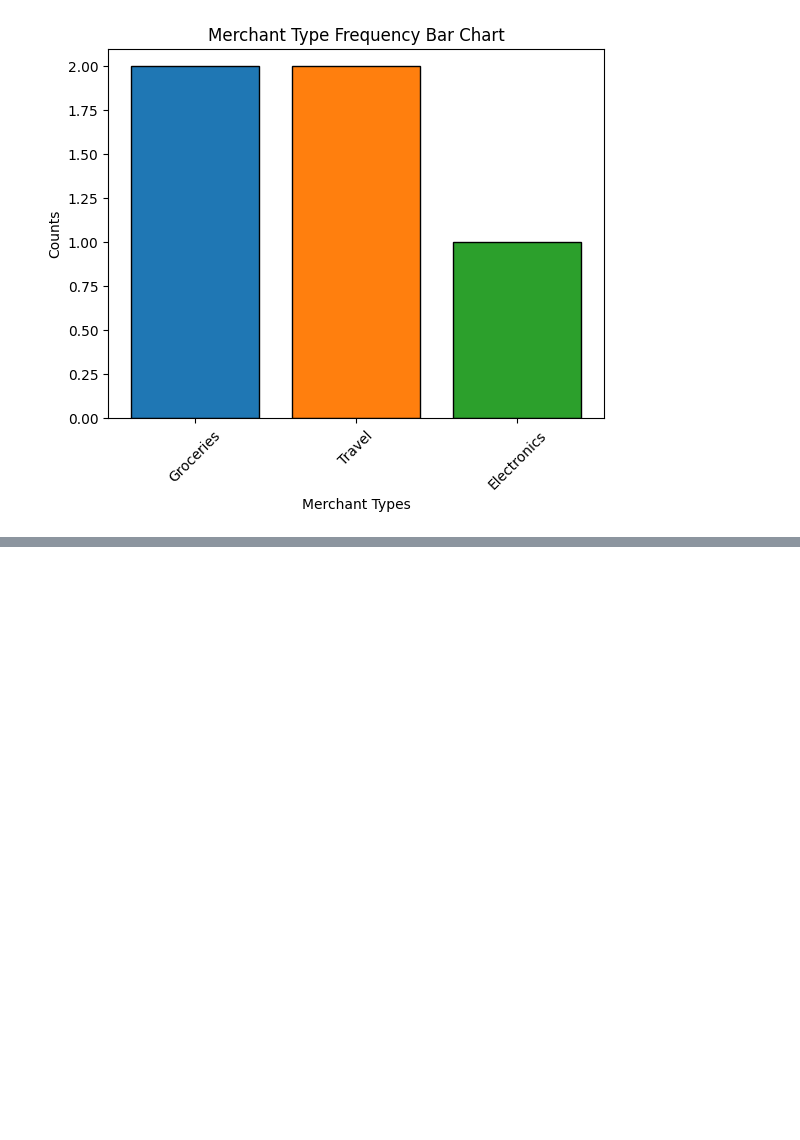
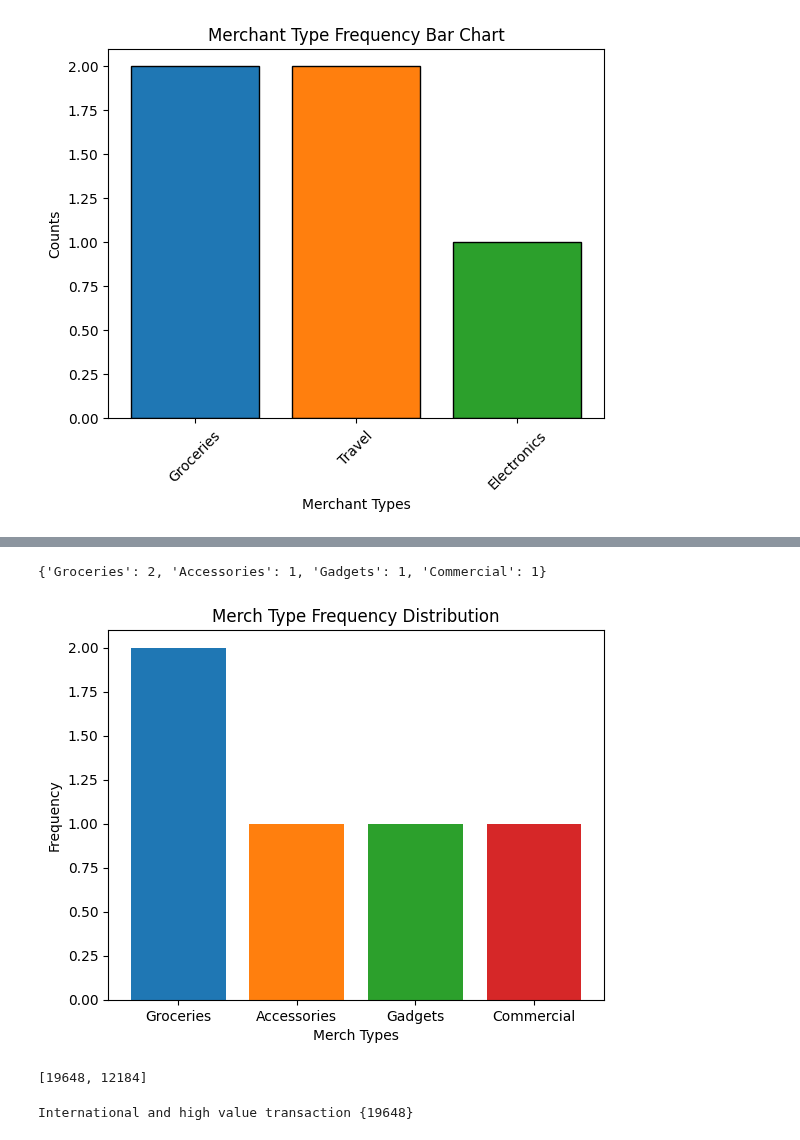
Before and after one commit to say-ahmedi/DS_PROJECTS, a Jupyter notebook: 02_maths_statistics/01_khanac_probstat/unit_1/01_categorical_variables_and_visuals.ipynb, the cells around one changed output, grey strips where cells are left out. Drawn from its saved outputs; the diff is of its cells as text; code cells hidden in the pictures; blank space fills up the shorter version.

```diff
--- a/02_maths_statistics/01_khanac_probstat/unit_1/01_categorical_variables_and_visuals.ipynb
+++ b/02_maths_statistics/01_khanac_probstat/unit_1/01_categorical_variables_and_visuals.ipynb
@@ -92,0 +115,34 @@ for i in dataset['Favorite_Fruit']:
+# %%
+
+transactions = {'Transaction_ID':random.sample(range(10000,20000),5),
+       'Merchant_Type':['Groceries','Accessories','Groceries','Gadgets','Commercial'],
+       'Is_Fraud':['No','Yes','Yes','No','Yes'],
+       'Amount':[800,1500,400,950,1400],
+       'Location':['Local','International','International','Local','Local']
+       }
+
+freq_merchant_type = {}
+for merch in transactions['Merchant_Type']:
+    freq_merchant_type[merch] = freq_merchant_type.get(merch,0) + 1
+freq_merchant_type
+# %% [output]
+{'Groceries': 2, 'Accessories': 1, 'Gadgets': 1, 'Commercial': 1}
+# %%
+colors = plt.cm.tab10(range(len(freq_merchant_type)))
+plt.bar(freq_merchant_type.keys(),freq_merchant_type.values(),color=colors)
+plt.xlabel('Merch Types')
+plt.ylabel('Frequency')
+plt.title('Merch Type Frequency Distribution')
+plt.show()
+# %% [output]
+[figure, added]
+# %%
+high_value_transactions = list(id for id,am in zip(transactions['Transaction_ID'],transactions['Amount']) if am>=1000)
+international_transactions = list(id  for id,loc in zip(transactions['Transaction_ID'],transactions['Location']) if loc=='International')
+# %% [output]
+[19648, 12184]
+# %%
+value = set(international_transactions) & set(high_value_transactions)
+print('International and high value transaction',value)
+# %% [output]
+International and high value transaction {19648}
```
Also changed, not shown: parts of 8 cells of this notebook.
